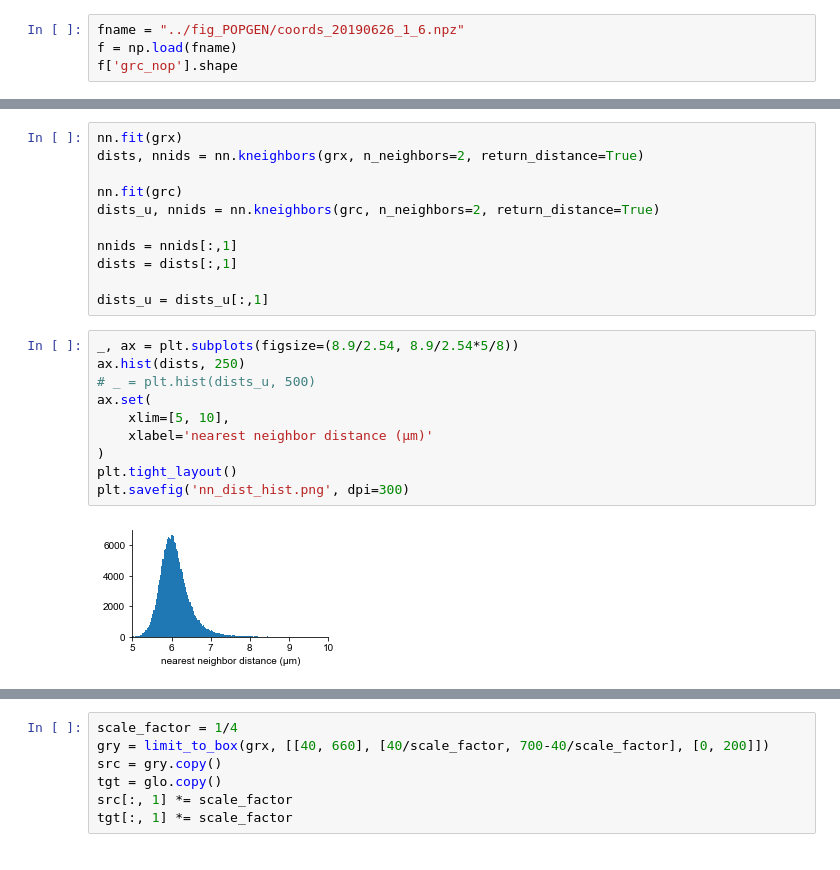
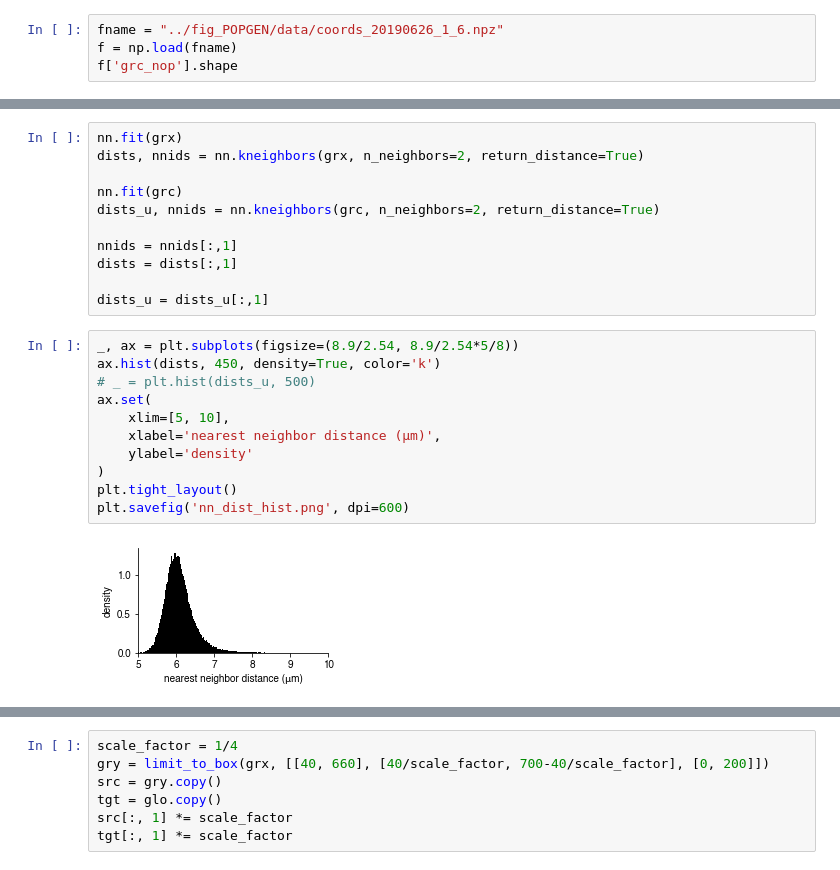
Before and after one commit to CNS-OIST/pycabnn, a Jupyter notebook: docs/fig_GLO_GRC/fig_GLO_GRC.ipynb, the cells around one changed output, grey strips where cells are left out. Saved outputs shown, nothing was run; the diff lists cells and outputs as text.

Commit message:
Add the human data plots and modify the model ones

```diff
--- a/docs/fig_GLO_GRC/fig_GLO_GRC.ipynb
+++ b/docs/fig_GLO_GRC/fig_GLO_GRC.ipynb
@@ -4,7 +4,7 @@ import numpy as np
 from tqdm.autonotebook import tqdm
 import matplotlib.pyplot as plt
 # %%
-fname = "../fig_POPGEN/coords_20190626_1_6.npz"
+fname = "../fig_POPGEN/data/coords_20190626_1_6.npz"
 f = np.load(fname)
 f['grc_nop'].shape
 # %% [output]
@@ -146,16 +146,17 @@ dists = dists[:,1]
 dists_u = dists_u[:,1]
 # %%
 _, ax = plt.subplots(figsize=(8.9/2.54, 8.9/2.54*5/8))
-ax.hist(dists, 250)
+ax.hist(dists, 450, density=True, color='k')
 # _ = plt.hist(dists_u, 500)
 ax.set(
     xlim=[5, 10],
-    xlabel='nearest neighbor distance (μm)'
+    xlabel='nearest neighbor distance (μm)',
+    ylabel='density'
 )
 plt.tight_layout()
-plt.savefig('nn_dist_hist.png', dpi=300)
+plt.savefig('nn_dist_hist.png', dpi=600)
 # %% [output]
-[figure, old version]
+[figure, new version]
 # %%
 gry = limit_to_box(grx, [[30, 670], [30, 670], [30, 170]])
 
```
Also changed, not shown: parts of 7 cells of this notebook, 6 other files.
